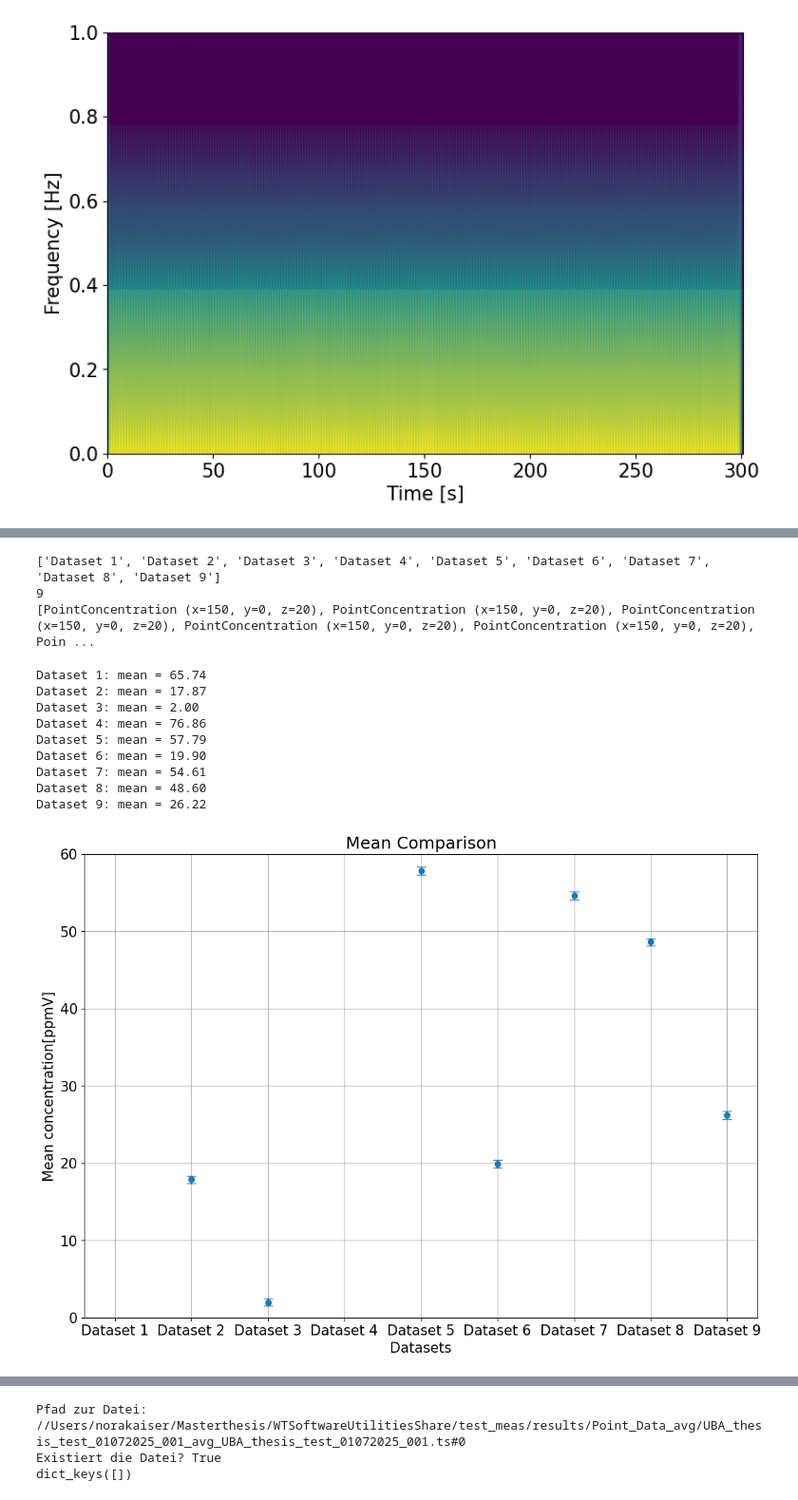
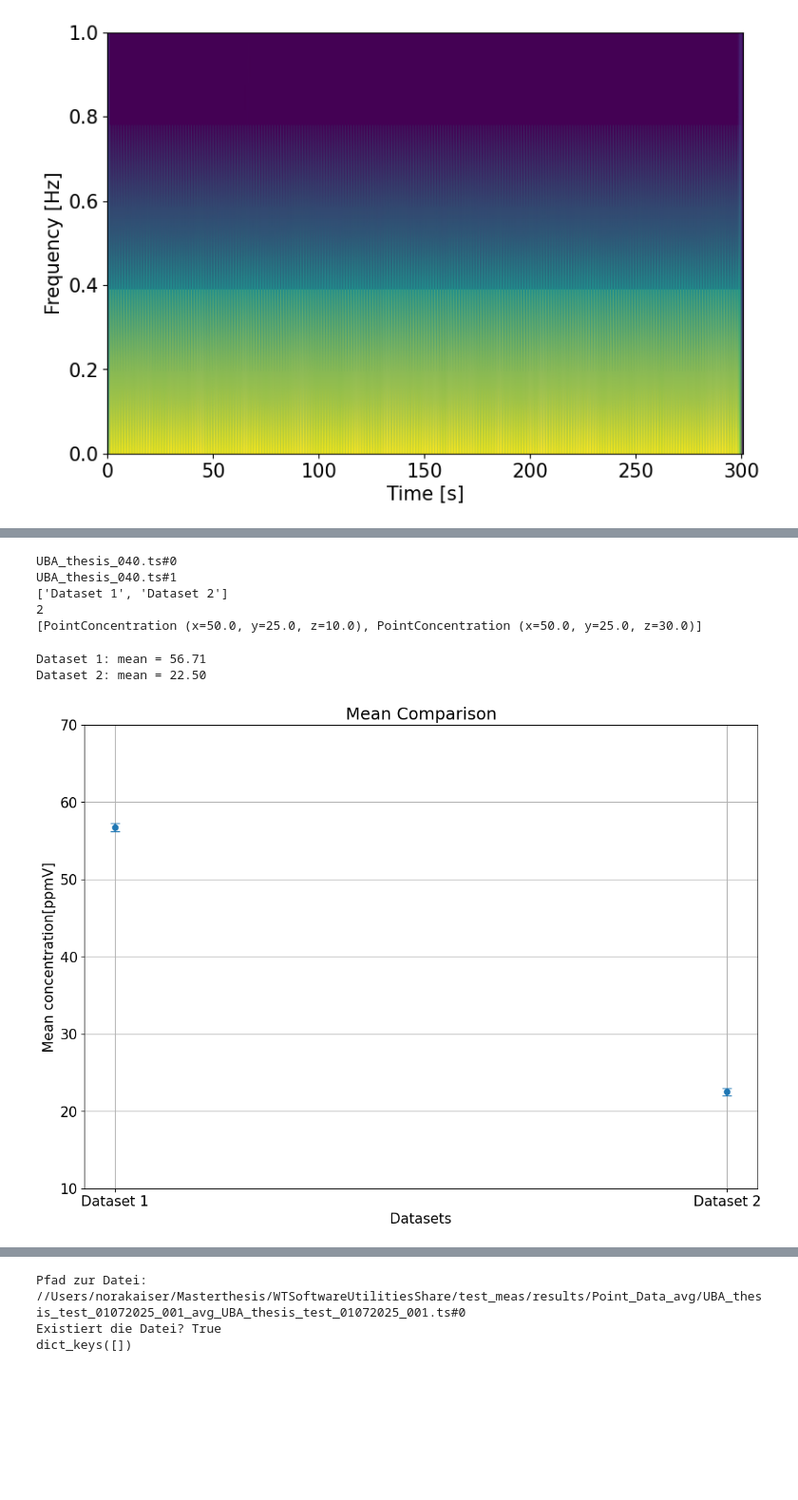
Before and after one commit to noradoralaexploradora/windtunnelsofware, a Jupyter notebook: DataAnalysis.ipynb, the cells around one changed output, grey strips where cells are left out. Shown at 95% size. Drawn from its saved outputs; the diff is of its cells as text; code cells hidden in the pictures; blank space fills up the shorter version.

Commit message:
works for test_meas

```diff
--- a/DataAnalysis.ipynb
+++ b/DataAnalysis.ipynb
@@ -25,12 +25,12 @@ import windtunnel as wt
 
 #Path to your input data
 #path = f"{path_dir}/Users/norakaiser/Masterthesis/testdata/raw_val"
-path = f"{path_dir}/test_meas/"
+path = f"{path_dir}/measurements/11.07."
 # Name of your measurement files prefix
-namelist = ['UBA_thesis_test_01072025_001']
+namelist = ['UBA_thesis_027']
 
 #Path to your output folder for average files and plots
-output_path = f"{path_dir}/test_meas/results"
+output_path = f"{path_dir}/measurements/11.07./results"
 
 #For PointData for the functions to work the columns of the file should be: time, wtref, slow_FID, fast_FID, open_rate
 #(See manual for the description of the variables)
@@ -38,7 +38,8 @@ output_path = f"{path_dir}/test_meas/results"
 #Name of csv file which contains ambient conditions data. Multiple diff. ambient conditions for diff datasets can be read-in at ones
 #If no file given or configuration wrong, the program ressorts to try reading-in given values manually below.
 #csv_file='ambient_conditions.csv'
-csv_file= f"{path_dir}/ExampleData/ParameterFiles/ambient_conditions.csv"
+csv_file= f"{path}/ambient_conditions_11.csv"
+parameters_PerFolder = False  #True=for each folder/namelist entry new column, False: for each ts one column entry
 # %%
 #Variables and Parameters set for all ts, if no ambient_conditions.csv file overgiven
 
@@ -125,3 +126,24 @@ print(conc_ts[next(iter(conc_ts))][next(iter(conc_ts[next(iter(conc_ts))]))].gas
 print(conc_ts[next(iter(conc_ts))][next(iter(conc_ts[next(iter(conc_ts))]))].full_scale_flow_rate)
 # %% [output]
 StopIteration:
+# %%
+import csv
+
+print(f"CSV erwartet unter: {csv_file}")
+if os.path.exists(csv_file):
+    print("✅ CSV-Datei gefunden.")
+else:
+    print("❌ CSV-Datei NICHT gefunden.")
+    print("Folgende Dateien sind im Ordner vorhanden:")
+    for f in os.listdir(path):
+        print(f)
+    exit()  # wenn nicht gefunden, nicht weitermachen
+
+print("\n📋 Lese CSV ein...")
+with open(csv_file, newline='') as f:
+    reader = csv.reader(f)
+    for i, row in enumerate(reader):
+        print(row)
+        if i >= 5:  # nur die ersten 5 Zeilen anzeigen
+            print("...")
+            break
@@ -490,6 +504,7 @@ for i in range(0,len(files)):
     DataPointsConc.append(
         conc_ts[namelist[0]][files[i]]
     )
+    print(files[i])
 #Labels
 labels = [f"Dataset {i}" for i in range(1,len(DataPointsConc)+1)]
 
@@ -500,36 +515,31 @@ print(DataPointsConc)
 #Load all functions for plotting
 from windtunnel.concentration.CompareDatasets import *
 # %% [output]
-['Dataset 1', 'Dataset 2', 'Dataset 3', 'Dataset 4', 'Dataset 5', 'Dataset 6', 'Dataset 7', 'Dataset 8', 'Dataset 9']
-9
-[PointConcentration (x=150, y=0, z=20), PointConcentration (x=150, y=0, z=20), PointConcentration (x=150, y=0, z=20), PointConcentration (x=150, y=0, z=20), PointConcentration (x=150, y=0, z=20), Poin ...
+UBA_thesis_040.ts#0
+UBA_thesis_040.ts#1
+['Dataset 1', 'Dataset 2']
+2
+[PointConcentration (x=50.0, y=25.0, z=10.0), PointConcentration (x=50.0, y=25.0, z=30.0)]
 # %%
 means = [dp.net_concentration.mean() for dp in DataPointsConc]
 
 for label, mean_val in zip(labels, means):
     print(f"{label}: mean = {mean_val:.2f}")
 # %% [output]
-Dataset 1: mean = 65.74
-Dataset 2: mean = 17.87
-Dataset 3: mean = 2.00
-Dataset 4: mean = 76.86
-Dataset 5: mean = 57.79
-Dataset 6: mean = 19.90
-Dataset 7: mean = 54.61
-Dataset 8: mean = 48.60
-Dataset 9: mean = 26.22
+Dataset 1: mean = 56.71
+Dataset 2: mean = 22.50
 # %%
 xLabel="Datasets"
 yLabel="Mean concentration[ppmV]"
 dimensionless="False"
 xAchse = None
-yAchse=(0,60) #None
+yAchse=(10,70) #None
 error_values=0.5 #[0.5,0.2,0.1] #For error values overgive one number which is cast to all values, or an array if specify different errors for each measurements
 errorType="absolute"
 test = create_means(DataPointsConc,error_values,dimensionless=dimensionless,labels=None,xLabel=xLabel,yLabel=yLabel,xAchse=xAchse,yAchse=yAchse)
 #plt.savefig("Mean_comparison.png",test) #To save image
 # %% [output]
-[figure, old version]
+[figure, new version]
 # %%
 xLabel="Concentration[-]"
 yLabel="Density"
```
Also changed, not shown: parts of 14 cells of this notebook.
